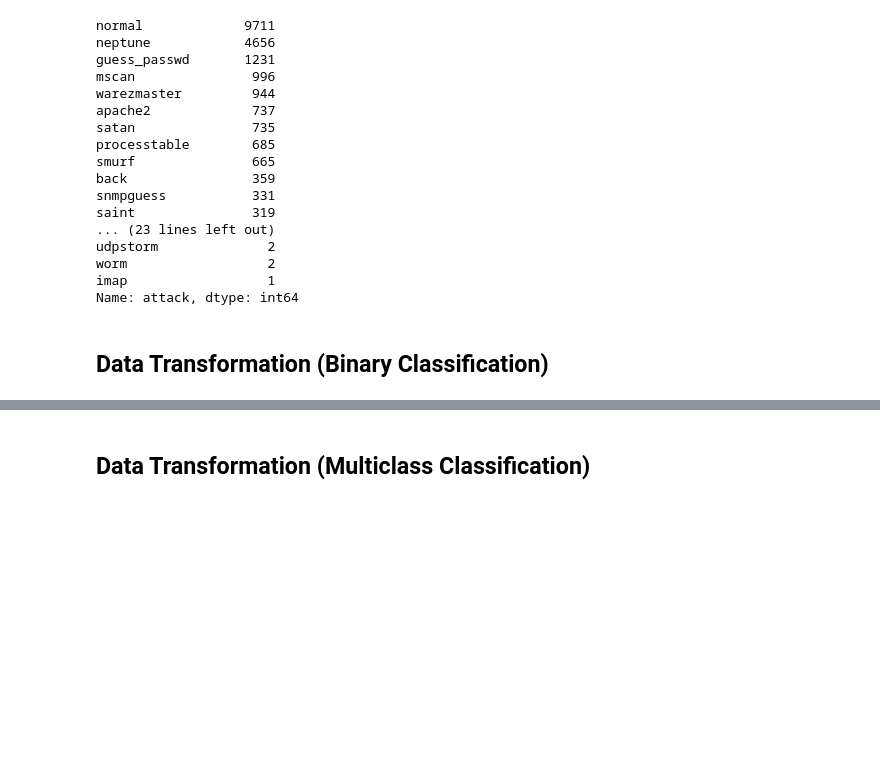
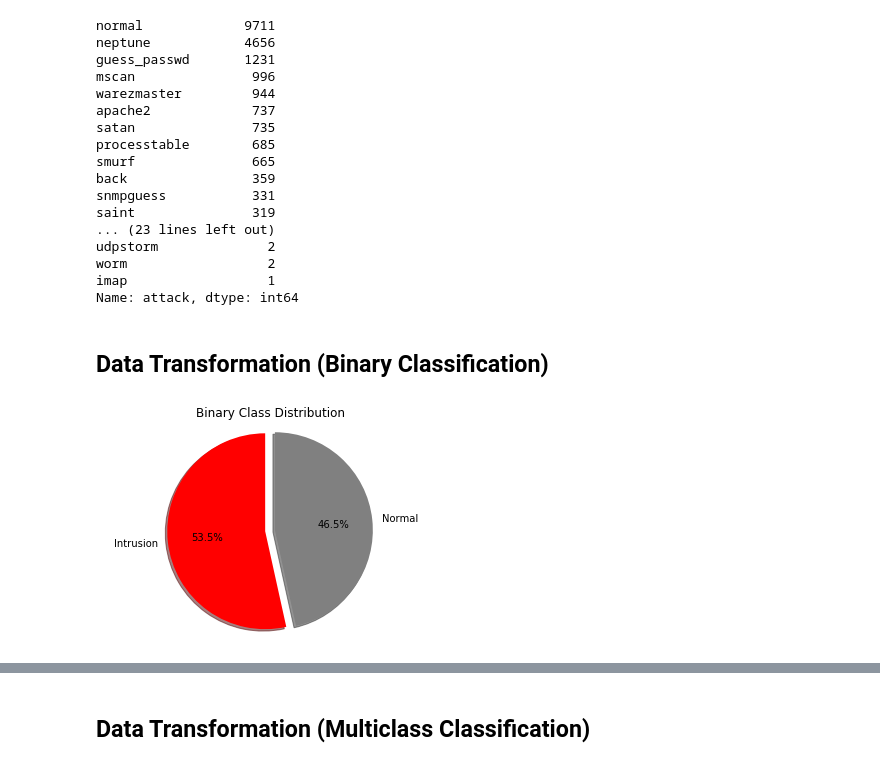
Before and after one commit to rojinadeuja/NSL-KDD-Network-Security, a Jupyter notebook: 01-Exploratory-Data-Analysis.ipynb, the cells around one changed output, grey strips where cells are left out. Drawn from its saved outputs; the diff is of its cells as text; code cells hidden in the pictures; blank space fills up the shorter version.

```diff
--- a/01-Exploratory-Data-Analysis.ipynb
+++ b/01-Exploratory-Data-Analysis.ipynb
@@ -208,4 +208,16 @@ test_attack = test_df.attack.map(lambda a: 0 if a == 'normal' else 1)
 
 train_df['is_intrusion'] = train_attack
 test_df['is_intrusion'] = test_attack
+# %%
+labels = 'Intrusion', 'Normal'
+explode = [ 0.1, 0] # Only explode the intrusions ie first value
+
+plt.pie(train_df['is_intrusion'].value_counts(), labels=labels, explode=explode, autopct='%1.1f%%',
+        colors =['red', 'grey'], shadow= True, startangle = 90, a)
+
+plt.axis('equal') # Ensures that pie is a circle
+plt.title('Binary Class Distribution')
+plt.show()
+# %% [output]
+[figure, added]
 # %%
```
Also changed, not shown: parts of 4 cells of this notebook.
